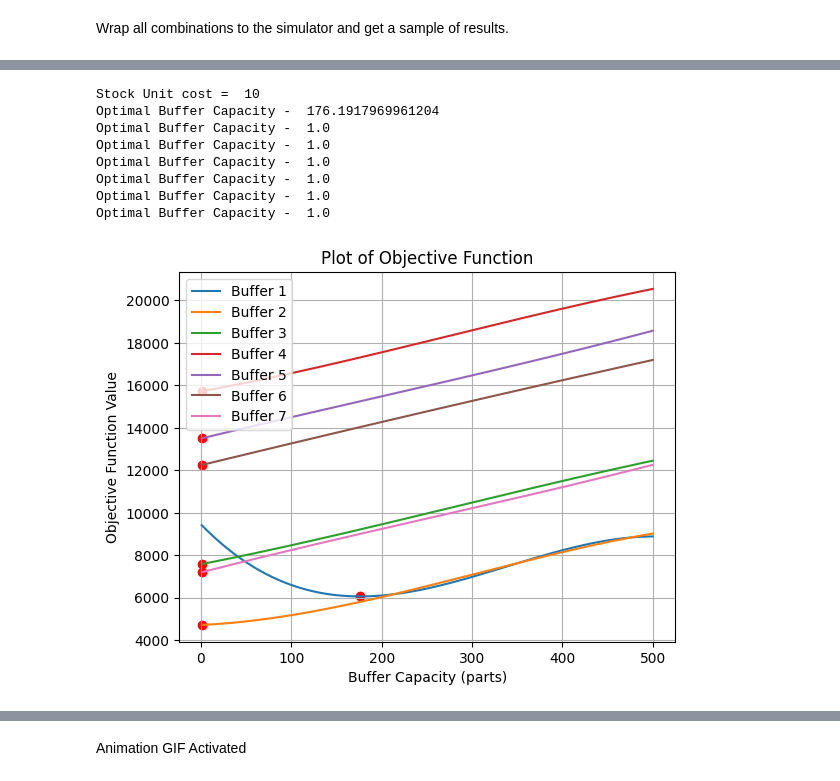
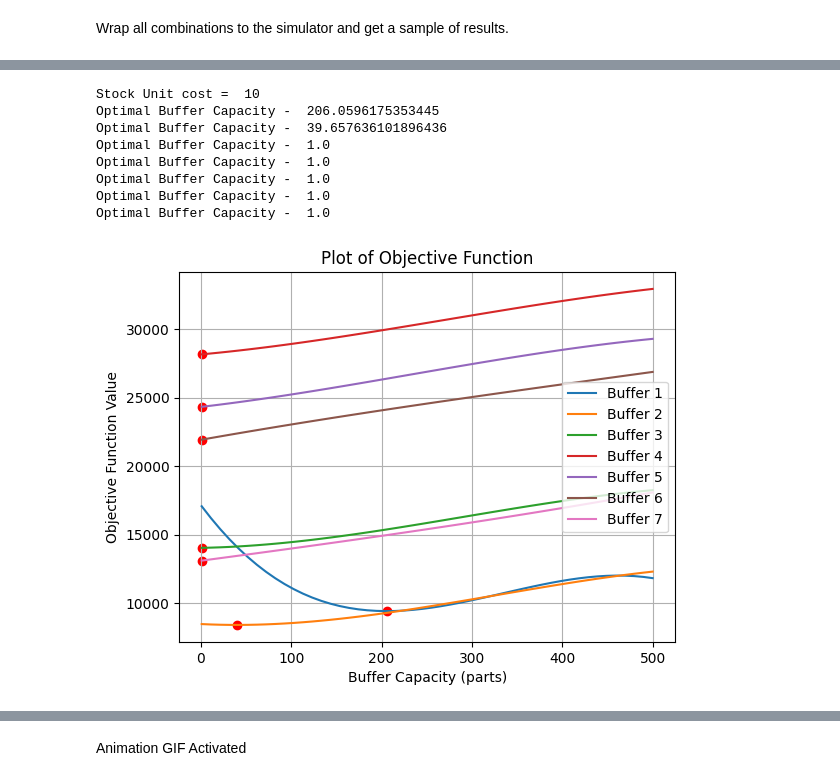
Before and after one commit to anasselhoud/PRODynamics, a Jupyter notebook: analysis.ipynb, the cells around one changed output, grey strips where cells are left out. Drawn from its saved outputs; the diff is of its cells as text; code cells hidden in the pictures.

```diff
--- a/analysis.ipynb
+++ b/analysis.ipynb
@@ -1061,14 +997,14 @@ from scipy.optimize import minimize
 
 stock_cost_list = np.linspace(1, 1000, 100)
 unit_price_list = np.linspace(1, 1000, 100)
-CT = 900
+CT = 500
 def objective_function_grad(bc, coeffs, cost, ct):
 
     return -(3*coeffs[0]*bc**2 + 2*coeffs[1]*bc + coeffs[2])/ct + cost
 
 def objective_function(bc, coeffs, cost, ct, price = 100):
 
-    return (coeffs[0]*bc**3 + coeffs[1]*bc**2 + coeffs[2]*bc + coeffs[3])*price/ct + cost*bc
+    return -(coeffs[0]*bc**3 + coeffs[1]*bc**2 + coeffs[2]*bc + coeffs[3])*price/ct + cost*bc
 
 buffers_list_boostrap = [[] for _ in range(len(coeffs_all))]
 ### Change in case:
@@ -1077,66 +1013,42 @@ stock_cost_list = [10]
 for stock_cost in stock_cost_list:
     print("Stock Unit cost = ", stock_cost)
     for i, coeffs in enumerate(coeffs_all):
-        x_values = np.linspace(1, 500, 500)
-        y_values = objective_function(x_values, coeffs, stock_cost, CT)
+        x_values = np.linspace(1, 500, 50)
+        y_values = objective_function(x_values, coeffs, stock_cost, ct=CT, price=100)
 
         plt.plot(x_values, y_values, label=f'Buffer {i+1}')
 
         bounds = [(1, None)]
-        result = minimize(objective_function, x0=1, args=(coeffs, stock_cost, CT), bounds=bounds)
+        result = minimize(objective_function, x0=1, args=(coeffs, stock_cost, CT, 100), bounds=bounds)
         optimum_x = result.x[0]
-        optimum_y = objective_function(optimum_x, coeffs, stock_cost, CT)
+        optimum_y = objective_function(optimum_x, coeffs, stock_cost, ct=CT, price=100)
 
         plt.scatter(optimum_x, optimum_y, color='red')
         print("Optimal Buffer Capacity - ", optimum_x)
         buffers_list_boostrap[i].append(optimum_x)
 
     plt.xlabel('Buffer Capacity (parts)')
     plt.ylabel('Objective Function Value')
     plt.title('Plot of Objective Function')
     plt.legend()
     plt.grid(True)
     plt.show()
 
 ### 50 / 104 ----
 
     """
 
-    Mean Value =  75.5
-    Mean Value =  100.0
-    Mean Value =  19.0
-    Mean Value =  18.0
-    Mean Value =  19.0
-    Mean Value =  19.0
-
-    Optimal Buffer Capacity -  50.0
-    Optimal Buffer Capacity -  104.0
-    Optimal Buffer Capacity -  1.0
-    Optimal Buffer Capacity -  1.0
-    Optimal Buffer Capacity -  1.0
-    Optimal Buffer Capacity -  1.0
-    Optimal Buffer Capacity -  1.0
-
-
-    Optimal Buffer Capacity -  176.0
-    Optimal Buffer Capacity -  1.0
-    Optimal Buffer Capacity -  1.0
-    Optimal Buffer Capacity -  1.0
-    Optimal Buffer Capacity -  1.0
-    Optimal Buffer Capacity -  1.0
-    Optimal Buffer Capacity -  1.0
-
     """
 # %% [output]
 Stock Unit cost =  10
-Optimal Buffer Capacity -  176.1917969961204
+Optimal Buffer Capacity -  206.0596175353445
+Optimal Buffer Capacity -  39.657636101896436
 Optimal Buffer Capacity -  1.0
 Optimal Buffer Capacity -  1.0
 Optimal Buffer Capacity -  1.0
 Optimal Buffer Capacity -  1.0
 Optimal Buffer Capacity -  1.0
-Optimal Buffer Capacity -  1.0
-[figure, old version]
+[figure, new version]
 # %%
 for i in range(num_buffers):
     plt.plot(stock_cost_list, buffers_list_boostrap[i], label=f'Buffer {i+1}')
```
Also changed, not shown: parts of 14 cells of this notebook, 6 other files.
